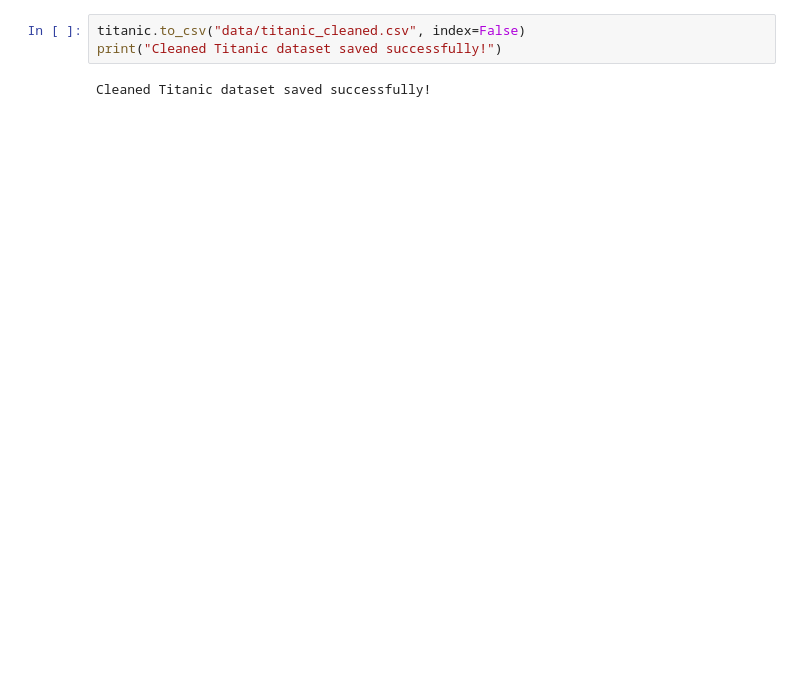
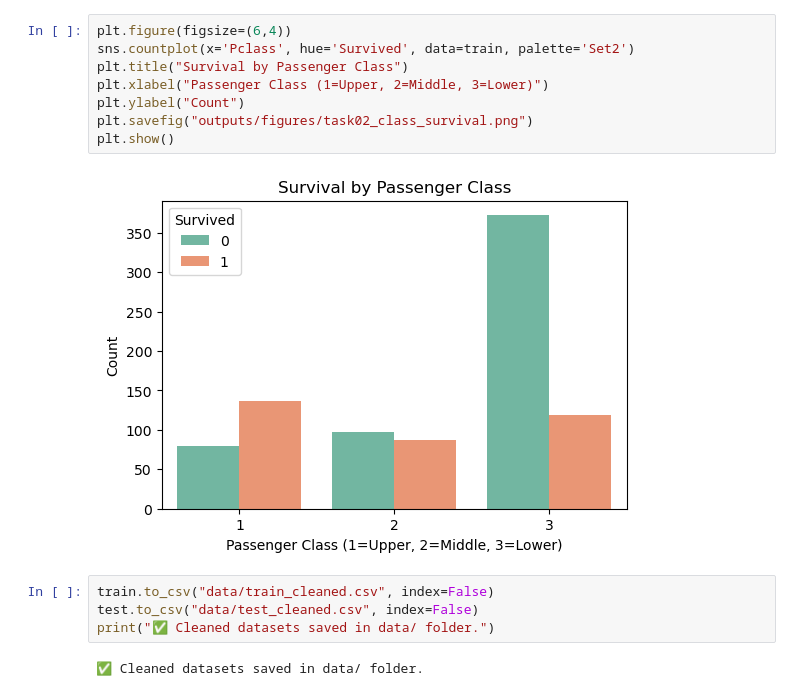
Before and after one commit to Chaitanya-Kharb/SCT_DS_1, a Jupyter notebook: task02_eda.ipynb, the cells around one changed output. Cells and saved outputs as stored; diff of their text form; blank space fills up the shorter version.

```diff
--- a/task02_eda.ipynb
+++ b/task02_eda.ipynb
@@ -158,5 +108,16 @@ plt.show()
+# %%
+plt.figure(figsize=(6,4))
+sns.countplot(x='Pclass', hue='Survived', data=train, palette='Set2')
+plt.title("Survival by Passenger Class")
+plt.xlabel("Passenger Class (1=Upper, 2=Middle, 3=Lower)")
+plt.ylabel("Count")
+plt.savefig("outputs/figures/task02_class_survival.png")
+plt.show()
+# %% [output]
+[figure, added]
 # %%
-titanic.to_csv("data/titanic_cleaned.csv", index=False)
-print("Cleaned Titanic dataset saved successfully!")
+train.to_csv("data/train_cleaned.csv", index=False)
+test.to_csv("data/test_cleaned.csv", index=False)
+print("✅ Cleaned datasets saved in data/ folder.")
 # %% [output]
-Cleaned Titanic dataset saved successfully!
+✅ Cleaned datasets saved in data/ folder.
```
Also changed, not shown: parts of 12 cells of this notebook, 11 other files.
